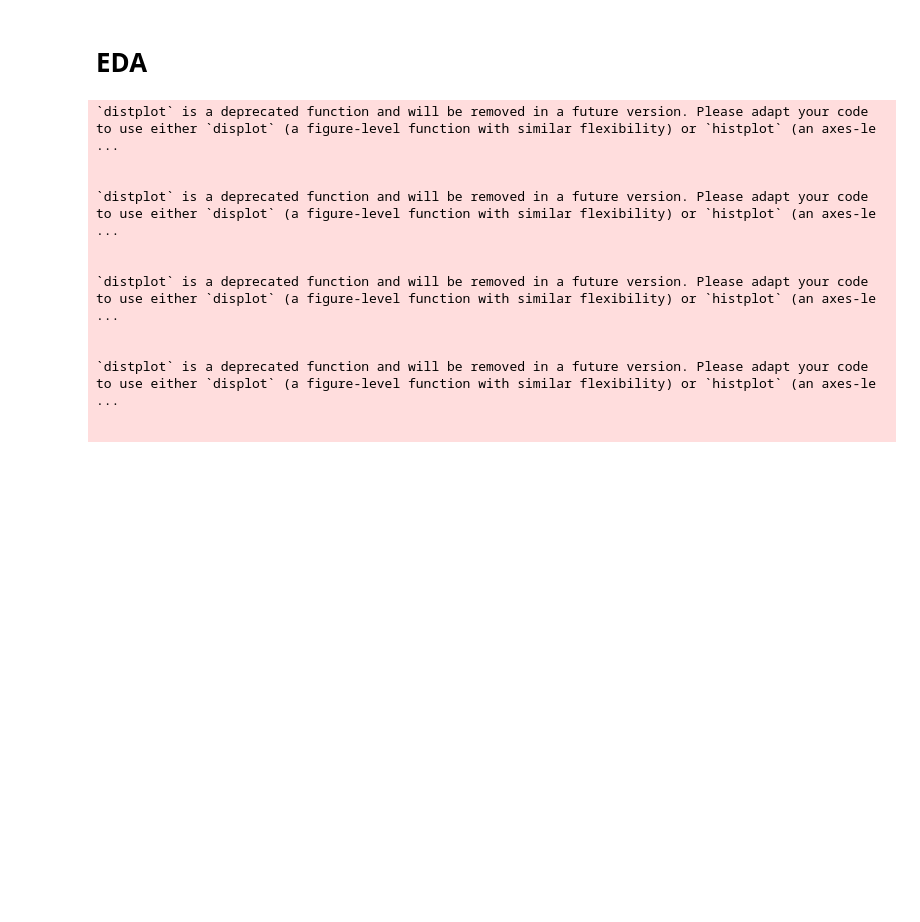
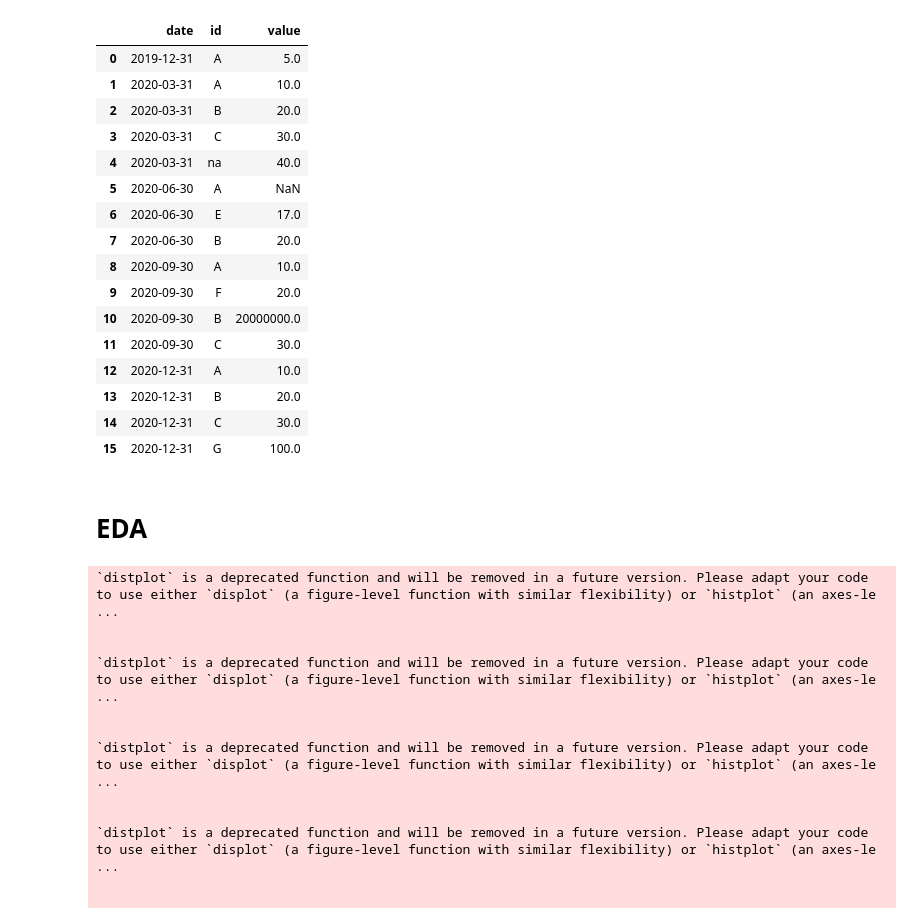
Before and after one commit to aravindganesan88/eda_and_clean, a Jupyter notebook: test.ipynb, the cells around one changed output. Saved outputs shown, nothing was run; the diff lists cells and outputs as text; code cells hidden in the pictures; blank space fills up the shorter version.

Commit message:
print dataframe for creating test fixtures

```diff
--- a/test.ipynb
+++ b/test.ipynb
@@ -9,6 +15,28 @@ airbnb_url = 'https://raw.githubusercontent.com/ManarOmar/New-York-Airbnb-2019/m
 
 airbnb_ori = pd.read_csv(airbnb_url)
 airbnb = airbnb_ori.copy()
+# %%
+df = pd.DataFrame({'date': {0: pd.to_datetime('2019-12-31 00:00:00'), 1: pd.to_datetime('2020-03-31 00:00:00'), 2: pd.to_datetime('2020-03-31 00:00:00'), 3: pd.to_datetime('2020-03-31 00:00:00'), 4: pd.to_datetime('2020-03-31 00:00:00'), 5: pd.to_datetime('2020-06-30 00:00:00'), 6: pd.to_datetime('2020-06-30 00:00:00'), 7: pd.to_datetime('2020-06-30 00:00:00'), 8: pd.to_datetime('2020-09-30 00:00:00'), 9: pd.to_datetime('2020-09-30 00:00:00'), 10: pd.to_datetime('2020-09-30 00:00:00'), 11: pd.to_datetime('2020-09-30 00:00:00'), 12: pd.to_datetime('2020-12-31 00:00:00'), 13: pd.to_datetime('2020-12-31 00:00:00'), 14: pd.to_datetime('2020-12-31 00:00:00'), 15: pd.to_datetime('2020-12-31 00:00:00')}, 'id': {0: 'A', 1: 'A', 2: 'B', 3: 'C', 4: 'na', 5: 'A', 6: 'E', 7: 'B', 8: 'A', 9: 'F', 10: 'B', 11: 'C', 12: 'A', 13: 'B', 14: 'C', 15: 'G'}, 'value': {0: 5.0, 1: 10.0, 2: 20.0, 3: 30.0, 4: 40.0, 5: np.nan, 6: 17.0, 7: 20.0, 8: 10.0, 9: 20.0, 10: 20000000.0, 11: 30.0, 12: 10.0, 13: 20.0, 14: 30.0, 15: 100.0}})
+# %%
+df
+# %% [output]
+|  | date | id | value |
+| 0 | 2019-12-31 | A | 5.0 |
+| 1 | 2020-03-31 | A | 10.0 |
+| 2 | 2020-03-31 | B | 20.0 |
+| 3 | 2020-03-31 | C | 30.0 |
+| 4 | 2020-03-31 | na | 40.0 |
+| 5 | 2020-06-30 | A | NaN |
+| 6 | 2020-06-30 | E | 17.0 |
+| 7 | 2020-06-30 | B | 20.0 |
+| 8 | 2020-09-30 | A | 10.0 |
+| 9 | 2020-09-30 | F | 20.0 |
+| 10 | 2020-09-30 | B | 20000000.0 |
+| 11 | 2020-09-30 | C | 30.0 |
+| 12 | 2020-12-31 | A | 10.0 |
+| 13 | 2020-12-31 | B | 20.0 |
+| 14 | 2020-12-31 | C | 30.0 |
+| 15 | 2020-12-31 | G | 100.0 |
 # %% [markdown]
 # EDA
 # %%
```
Also changed, not shown: parts of 2 cells of this notebook, 3 other files.
